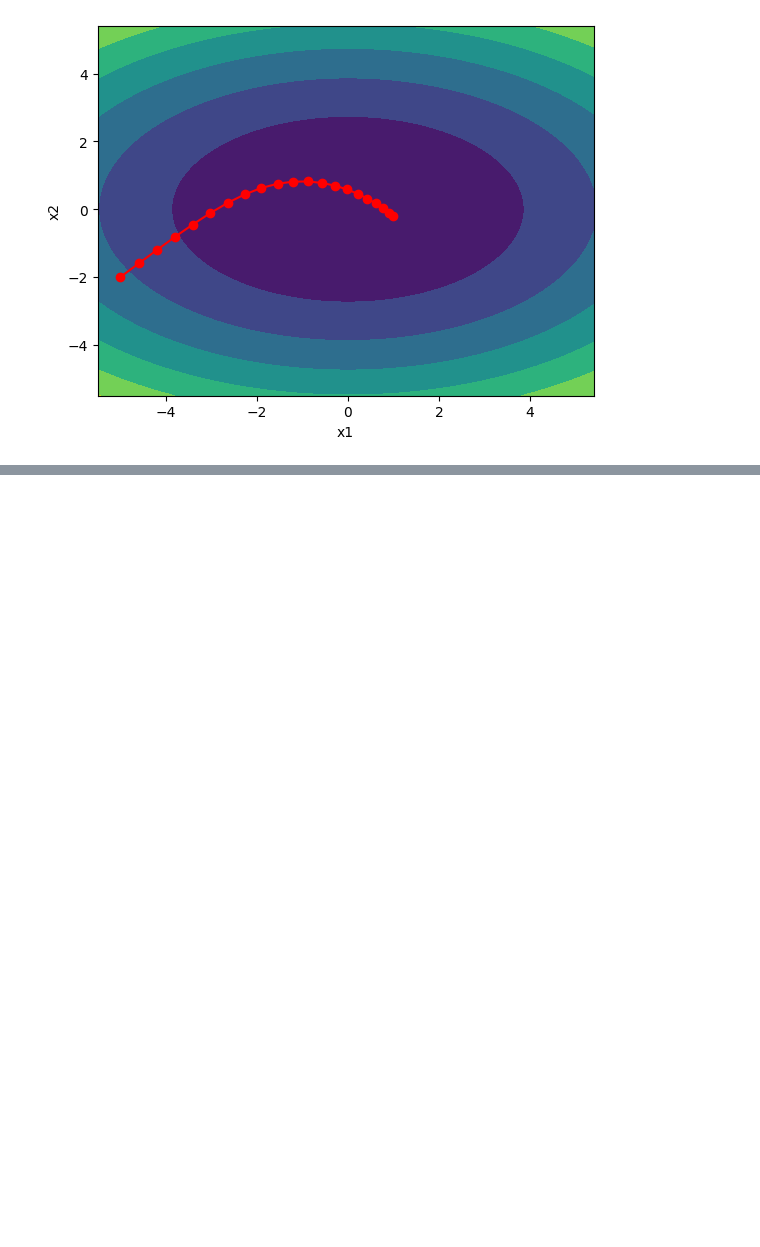
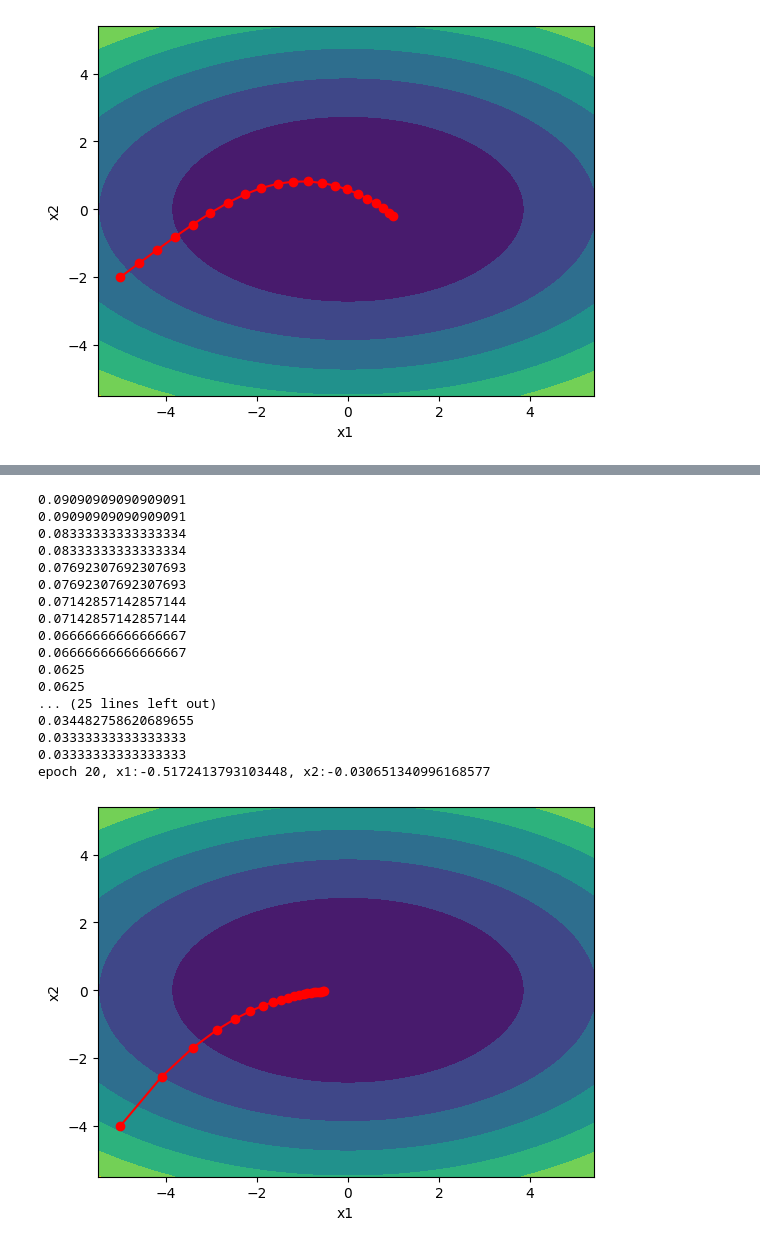
Before and after one commit to erfan-sadeghiii/Deep-Learning-exercises, a Jupyter notebook: 16_gradient_descent_optimizers.ipynb, the cells around one changed output, grey strips where cells are left out. Cells and saved outputs as stored; diff of their text form; code cells hidden in the pictures; blank space fills up the shorter version.

```diff
--- a/16_gradient_descent_optimizers.ipynb
+++ b/16_gradient_descent_optimizers.ipynb
@@ -238,0 +252,22 @@ epoch 20, x1:0.9960325823147768, x2:-0.21275065226977835
+# %%
+opt = Optimizers("power")
+search_path(func, search(opt.gradient_descent, func_grad, 0.1))
+# %% [output]
+0.09090909090909091
+0.09090909090909091
+0.08333333333333334
+0.08333333333333334
+0.07692307692307693
+0.07692307692307693
+0.07142857142857144
+0.07142857142857144
+0.06666666666666667
+0.06666666666666667
+0.0625
+0.0625
+... (25 lines left out)
+0.034482758620689655
+0.03333333333333333
+0.03333333333333333
+epoch 20, x1:-0.5172413793103448, x2:-0.030651340996168577
+[figure, added]
```
Also changed, not shown: parts of 4 cells of this notebook.
